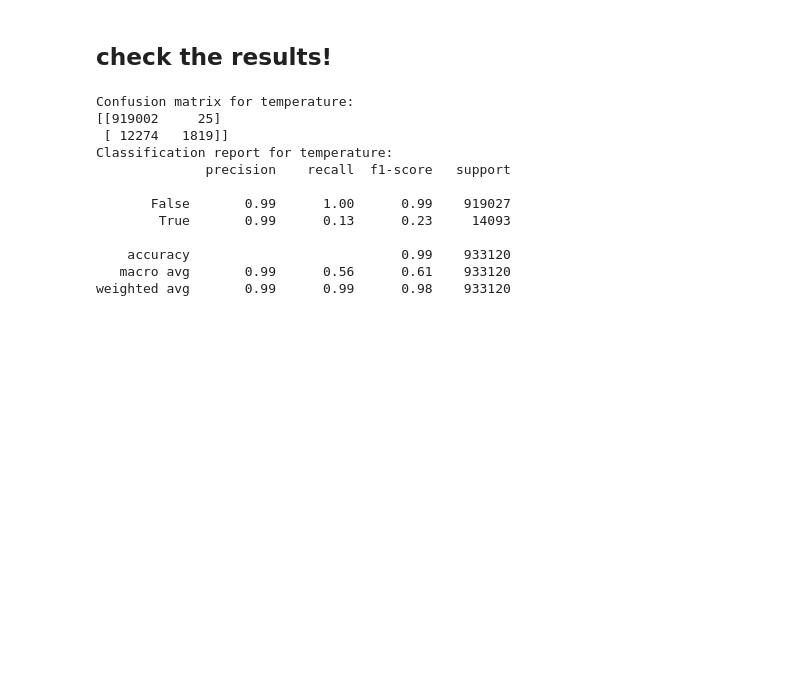
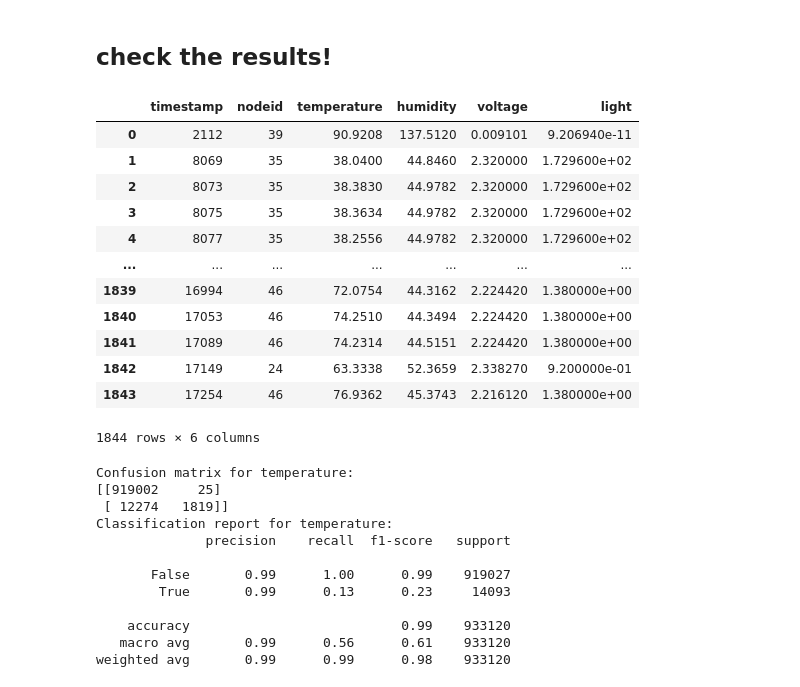
Before and after one commit to siji2022/CS6604_LoG_project, a Jupyter notebook: kde.ipynb, the cells around one changed output. Saved outputs shown, nothing was run; the diff lists cells and outputs as text; code cells hidden in the pictures; blank space fills up the shorter version.

```diff
--- a/kde.ipynb
+++ b/kde.ipynb
@@ -189,6 +191,24 @@ labeled_df['datetime'] = labeled_df['dt'].dt.strftime('%Y-%m-%d %H:%M:%S')
 labeled_df['anomaly_temperature']=labeled_df['anomaly_temperature'].astype(bool)
 labeled_df['anomaly_humidity']=labeled_df['anomaly_humidity'].astype(bool)
 labeled_df['anomaly_voltage']=labeled_df['anomaly_voltage'].astype(bool)
+# %%
+anomalous_temperature['timestamp'] = anomalous_temperature['timestamp'].astype(int)
+anomalous_temperature['timestamp'] = (anomalous_temperature['timestamp']- 1468800) // 30
+anomalous_temperature
+# %% [output]
+|  | timestamp | nodeid | temperature | humidity | voltage | light |
+| 0 | 2112 | 39 | 90.9208 | 137.5120 | 0.009101 | 9.206940e-11 |
+| 1 | 8069 | 35 | 38.0400 | 44.8460 | 2.320000 | 1.729600e+02 |
+| 2 | 8073 | 35 | 38.3830 | 44.9782 | 2.320000 | 1.729600e+02 |
+| 3 | 8075 | 35 | 38.3634 | 44.9782 | 2.320000 | 1.729600e+02 |
+| 4 | 8077 | 35 | 38.2556 | 44.9782 | 2.320000 | 1.729600e+02 |
+| ... | ... | ... | ... | ... | ... | ... |
+| 1839 | 16994 | 46 | 72.0754 | 44.3162 | 2.224420 | 1.380000e+00 |
+| 1840 | 17053 | 46 | 74.2510 | 44.3494 | 2.224420 | 1.380000e+00 |
+| 1841 | 17089 | 46 | 74.2314 | 44.5151 | 2.224420 | 1.380000e+00 |
+| 1842 | 17149 | 24 | 63.3338 | 52.3659 | 2.338270 | 9.200000e-01 |
+| 1843 | 17254 | 46 | 76.9362 | 45.3743 | 2.216120 | 1.380000e+00 |
+1844 rows × 6 columns
 # %%
 def get_pred_and_gt(labeled_df, anomalous_ked,col='anomaly_temperature'):
     pred=anomalous_ked[['nodeid','timestamp']]
```
Also changed, not shown: parts of 3 cells of this notebook, 25 other files.
